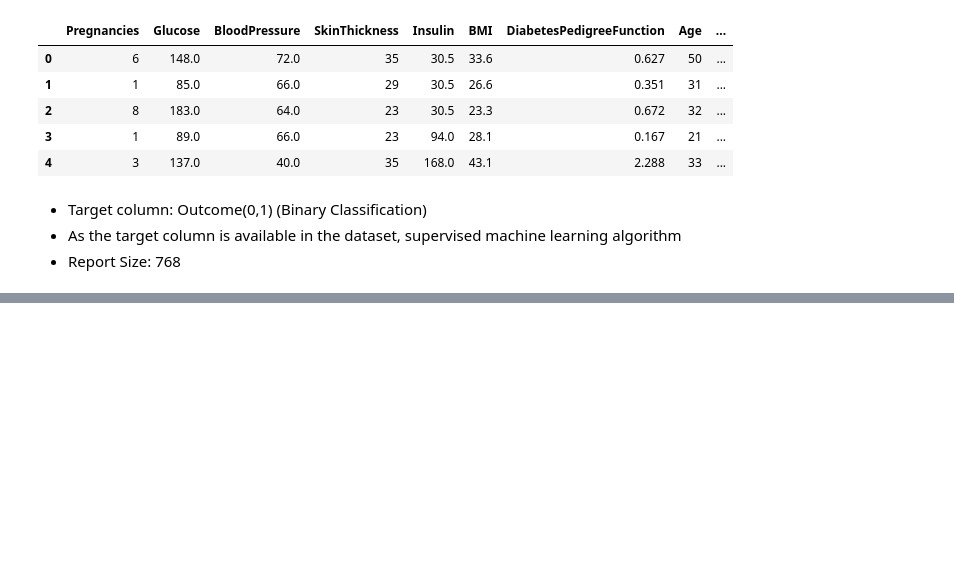
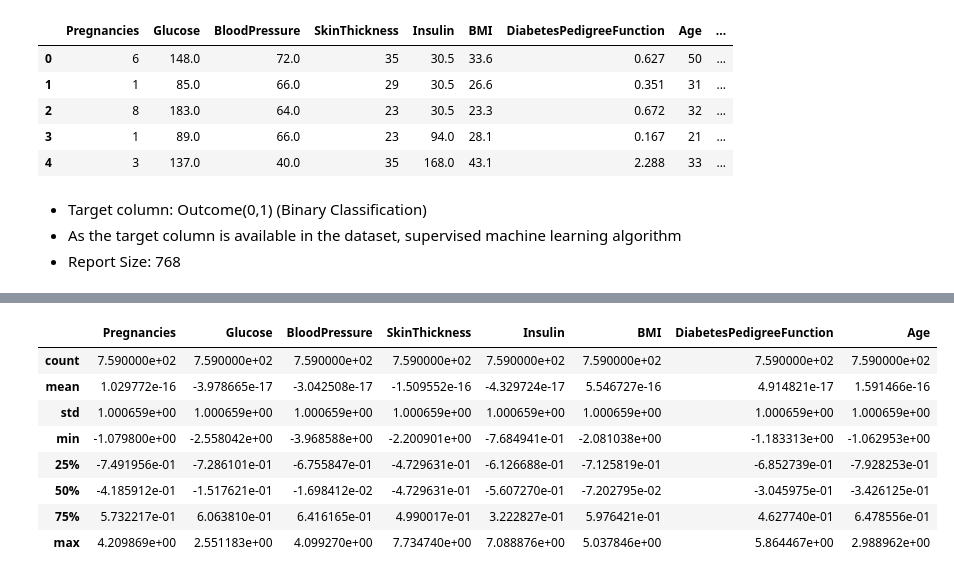
Before and after one commit to JitendraDew009/Machine-Learning-Project, a Jupyter notebook: 02_Logistic Regression/Predictive Analysis in Diabetics.ipynb, the cells around one changed output, grey strips where cells are left out. Cells and saved outputs as stored; diff of their text form; code cells hidden in the pictures; blank space fills up the shorter version.

```diff
--- a/02_Logistic Regression/Predictive Analysis in Diabetics.ipynb
+++ b/02_Logistic Regression/Predictive Analysis in Diabetics.ipynb
@@ -241,0 +298,13 @@ dataframe.head()
+# %%
+X_scaled = pd.DataFrame(X_scaled, columns = cols )
+X_scaled.describe()
+# %% [output]
+|  | Pregnancies | Glucose | BloodPressure | SkinThickness | Insulin | BMI | DiabetesPedigreeFunction | Age |
+| count | 7.590000e+02 | 7.590000e+02 | 7.590000e+02 | 7.590000e+02 | 7.590000e+02 | 7.590000e+02 | 7.590000e+02 | 7.590000e+02 |
+| mean | 1.029772e-16 | -3.978665e-17 | -3.042508e-17 | -1.509552e-16 | -4.329724e-17 | 5.546727e-16 | 4.914821e-17 | 1.591466e-16 |
+| std | 1.000659e+00 | 1.000659e+00 | 1.000659e+00 | 1.000659e+00 | 1.000659e+00 | 1.000659e+00 | 1.000659e+00 | 1.000659e+00 |
+| min | -1.079800e+00 | -2.558042e+00 | -3.968588e+00 | -2.200901e+00 | -7.684941e-01 | -2.081038e+00 | -1.183313e+00 | -1.062953e+00 |
+| 25% | -7.491956e-01 | -7.286101e-01 | -6.755847e-01 | -4.729631e-01 | -6.126688e-01 | -7.125819e-01 | -6.852739e-01 | -7.928253e-01 |
+| 50% | -4.185912e-01 | -1.517621e-01 | -1.698412e-02 | -4.729631e-01 | -5.607270e-01 | -7.202795e-02 | -3.045975e-01 | -3.426125e-01 |
+| 75% | 5.732217e-01 | 6.063810e-01 | 6.416165e-01 | 4.990017e-01 | 3.222827e-01 | 5.976421e-01 | 4.627740e-01 | 6.478556e-01 |
+| max | 4.209869e+00 | 2.551183e+00 | 4.099270e+00 | 7.734740e+00 | 7.088876e+00 | 5.037846e+00 | 5.864467e+00 | 2.988962e+00 |
```
Also changed, not shown: parts of 48 cells of this notebook, 4 other files.
